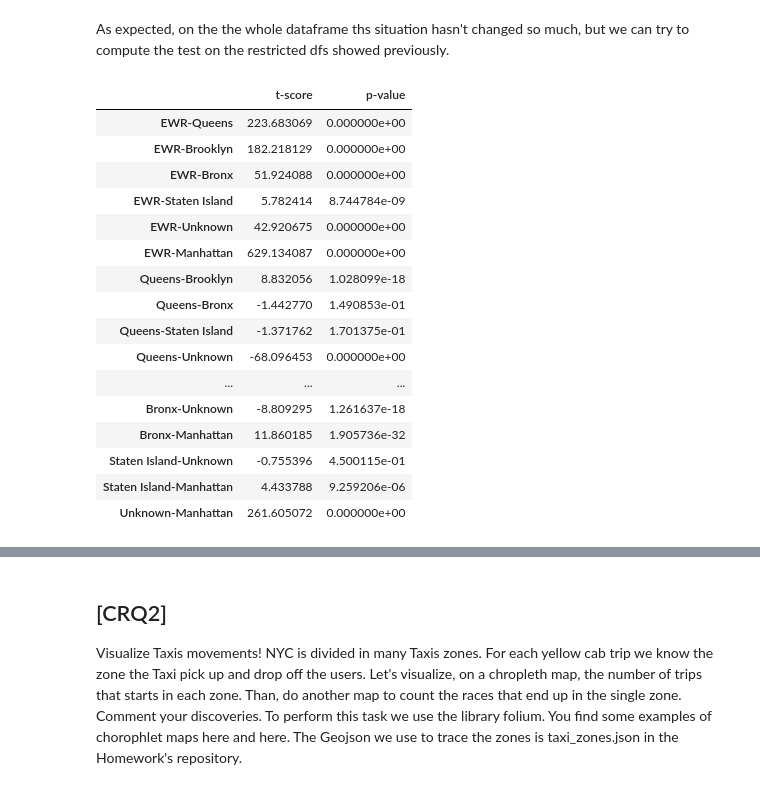
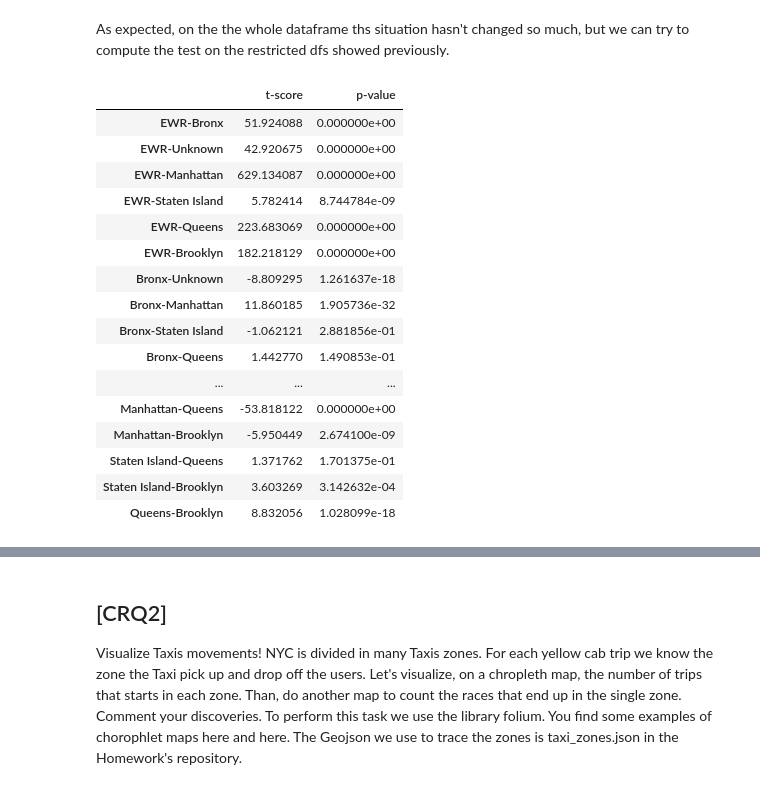
Before and after one commit to clabat9/ADM-Group6-HW2, a Jupyter notebook: Homework 2.ipynb, the cells around one changed output, grey strips where cells are left out. Saved outputs shown, nothing was run; the diff lists cells and outputs as text; code cells hidden in the pictures.

```diff
--- a/Homework 2.ipynb
+++ b/Homework 2.ipynb
@@ -461,5 +461,5 @@ As we can see, the distribution is drastically more regular and likely. We can p
 # %%
 for bor in set(u["Borough"]) :
-    u.loc[(u["Borough"] == bor) & (u["w$/mile"] < 400)].groupby("w$/mile").count()["trip_distance"].plot(kind = "line", figsize = (8,4), lw = 2, logy = False, rot = 0, colormap = "rainbow", title = bor )
+    u.loc[(u["Borough"] == bor) & (u["w$/mile"] < 70)].groupby("w$/mile").count()["trip_distance"].plot(kind = "line", figsize = (8,4), lw = 2, logy = True, rot = 0, colormap = "viridis", title = bor )
     plt.show()
 # %% [output]
@@ -514,29 +516,29 @@ As expected, on the the whole dataframe ths situation hasn't changed so much, bu
 # %%
 import itertools as it
 import scipy.stats as pstat
 comb = list(it.combinations(list(set(u["Borough"])), 2))
-w = u.loc[u["w$/mile"] <400]
+w = u.loc[u["w$/mile"] <70]
 t_test = pandas.DataFrame(columns = ["t-score","p-value"])
 for bor in comb :
                 t_test.loc[bor[0] + "-" + bor[1] ] = pandas.Series(pstat.ttest_ind(u.loc[u["Borough"]==bor[0]]["w$/mile"],u.loc[u["Borough"]==bor[1]]["w$/mile"]), index = ["t-score","p-value"])
 t_test
 # %% [output]
 |  | t-score | p-value |
+| EWR-Bronx | 51.924088 | 0.000000e+00 |
+| EWR-Unknown | 42.920675 | 0.000000e+00 |
+| EWR-Manhattan | 629.134087 | 0.000000e+00 |
+| EWR-Staten Island | 5.782414 | 8.744784e-09 |
 | EWR-Queens | 223.683069 | 0.000000e+00 |
 | EWR-Brooklyn | 182.218129 | 0.000000e+00 |
-| EWR-Bronx | 51.924088 | 0.000000e+00 |
-| EWR-Staten Island | 5.782414 | 8.744784e-09 |
-| EWR-Unknown | 42.920675 | 0.000000e+00 |
-| EWR-Manhattan | 629.134087 | 0.000000e+00 |
-| Queens-Brooklyn | 8.832056 | 1.028099e-18 |
-| Queens-Bronx | -1.442770 | 1.490853e-01 |
-| Queens-Staten Island | -1.371762 | 1.701375e-01 |
-| Queens-Unknown | -68.096453 | 0.000000e+00 |
-| ... | ... | ... |
 | Bronx-Unknown | -8.809295 | 1.261637e-18 |
 | Bronx-Manhattan | 11.860185 | 1.905736e-32 |
-| Staten Island-Unknown | -0.755396 | 4.500115e-01 |
-| Staten Island-Manhattan | 4.433788 | 9.259206e-06 |
-| Unknown-Manhattan | 261.605072 | 0.000000e+00 |
+| Bronx-Staten Island | -1.062121 | 2.881856e-01 |
+| Bronx-Queens | 1.442770 | 1.490853e-01 |
+| ... | ... | ... |
+| Manhattan-Queens | -53.818122 | 0.000000e+00 |
+| Manhattan-Brooklyn | -5.950449 | 2.674100e-09 |
+| Staten Island-Queens | 1.371762 | 1.701375e-01 |
+| Staten Island-Brooklyn | 3.603269 | 3.142632e-04 |
+| Queens-Brooklyn | 8.832056 | 1.028099e-18 |
 # %% [markdown]
 Results show us that weighting the price per mile with trip duration seems not enough to mitigate the effect of other variables or obtain "more Gaussian" distributions. t-score is still high with small p-values in the most of the cases and we've to conclude that pairs are differents. But, should we really start thinking that some boroughs are more expensive than others?
```
Also changed, not shown: parts of 13 cells of this notebook.
